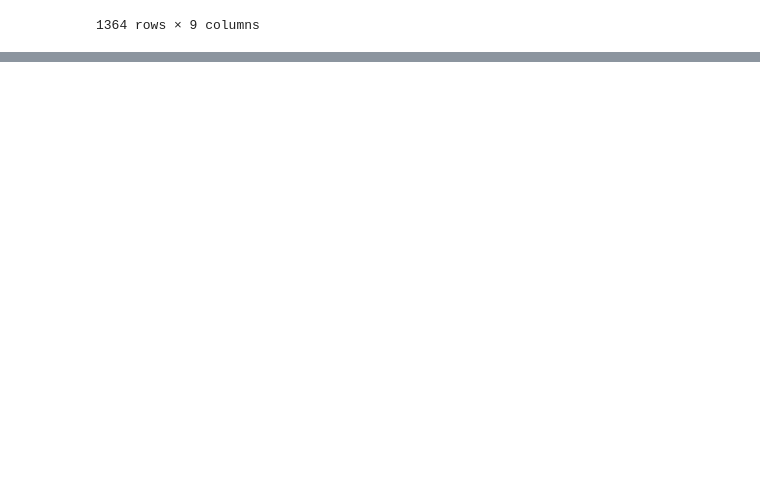
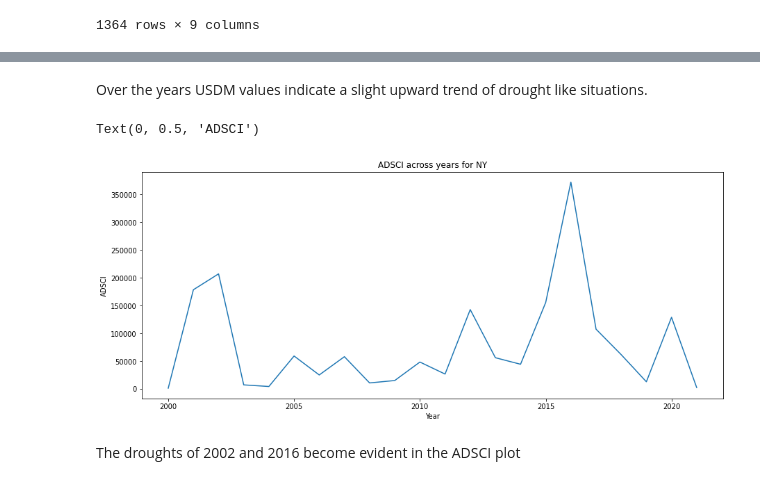
Before and after one commit to BU-NOAA-Capstone/Capstone, a Jupyter notebook: Code/Analysis/USDM-USDA.ipynb, the cells around one changed output, grey strips where cells are left out. Saved outputs shown, nothing was run; the diff lists cells and outputs as text; code cells hidden in the pictures; blank space fills up the shorter version.

```diff
--- a/Code/Analysis/USDM-USDA.ipynb
+++ b/Code/Analysis/USDM-USDA.ipynb
@@ -149,0 +216,8 @@ usdm_df.describe()
+# %%
+# Accumulated DSCI (ADSCI) for each year across NY using formula: `ADSCI = Summation of DSCI from i=1 to n weeks
+adsci = usdm_df[['Year', 'DSCI']].groupby('Year').sum()
+adsci.rename(columns = {'DSCI':'ADSCI'}, inplace=True)
+adsci.reset_index(inplace=True)
+adsci.drop()
+adsci
+# Note: Values for 2021 are to be ignored as they are only for a part of the week
@@ -248,0 +377,12 @@ ax[2,0].scatter('ValidEnd', 'D4', data=usdm_df[usdm_df['County'] == county])
+# %% [markdown]
+Over the years USDM values indicate a slight upward trend of drought like situations.
+# %%
+plt.figure(figsize=(15,6))
+plt.title("ADSCI across years for NY")
+sns.lineplot(x="Year", y="ADSCI", data=adsci )
+plt.ylabel("ADSCI")
+# %% [output]
+Text(0, 0.5, 'ADSCI')
+[figure, added]
+# %% [markdown]
+The droughts of 2002 and 2016 become evident in the ADSCI plot
```
Also changed, not shown: parts of 16 cells of this notebook.
